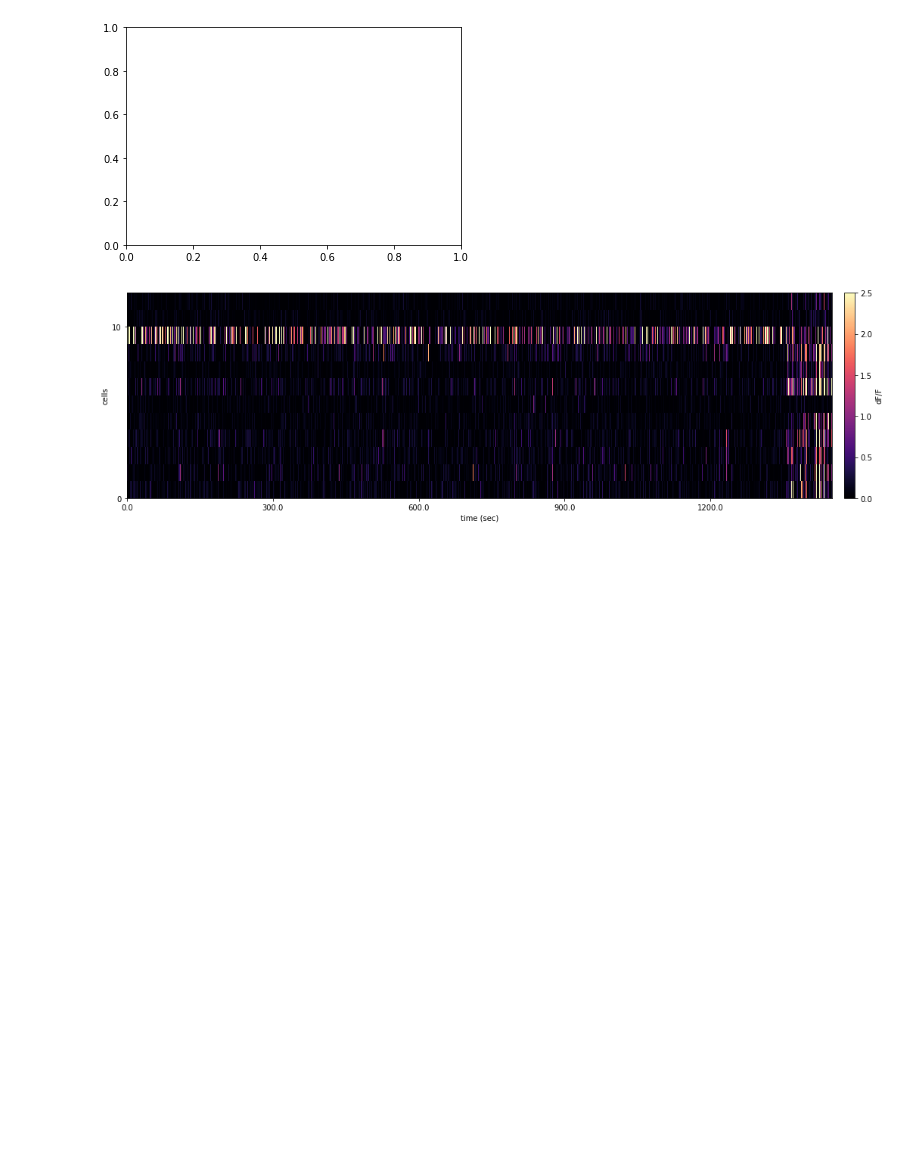
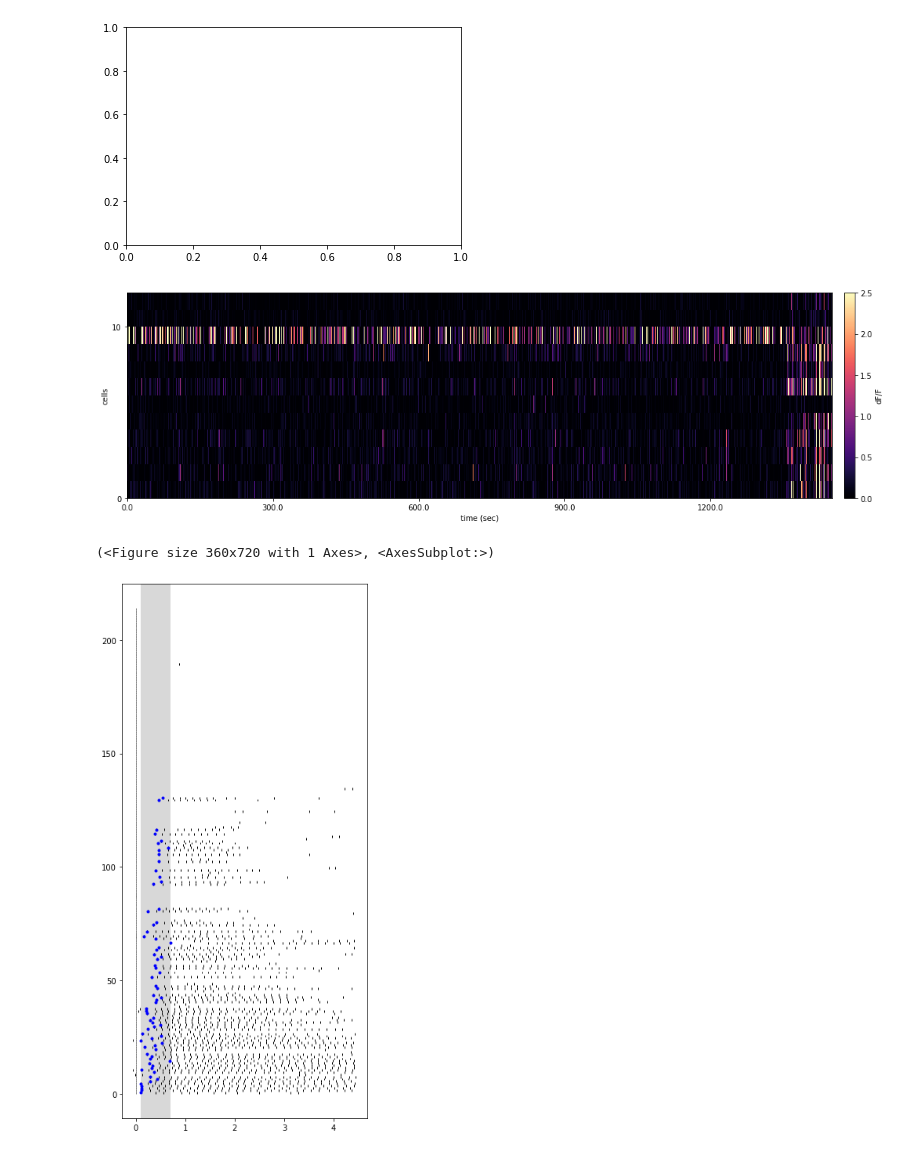
Before and after one commit to BonaventureR/visual_behavior_plotting, a Jupyter notebook: docs/visual_behavior_plotting_tutorial.ipynb, the cells around one changed output. Cells and saved outputs as stored; diff of their text form; code cells hidden in the pictures; blank space fills up the shorter version.

```diff
--- a/docs/visual_behavior_plotting_tutorial.ipynb
+++ b/docs/visual_behavior_plotting_tutorial.ipynb
@@ -14,7 +16,7 @@ import visual_behavior_plotting.visual_behavior.plotting.neural_plots as neural_
 ### Loading an example dataset with Allen SDK
 # %%
 # Update this to a valid directory in your filesystem
-data_storage_directory = Path(r"C:\\Users\kater\AI_python_packages\visual_behavior_ophys_cache_dir")
+data_storage_directory = os.path.join(".","data")
 cache = VisualBehaviorOphysProjectCache.from_s3_cache(cache_dir=data_storage_directory)
 # %% [markdown]
 See what optical physiology ("ophys") experiment datasets there are
@@ -134,3 +136,8 @@ neural_plt.plot_dff_heatmap(ophys_dataset)
 # %% [output]
 [figure]
 [figure]
+# %%
+behav_plt.plot_lick_raster(ophys_dataset,exclude_aborted=True)
+# %% [output]
+(<Figure size 360x720 with 1 Axes>, <AxesSubplot:>)
+[figure, added]
```
Also changed, not shown: parts of 1 cell of this notebook, 3 other files.
